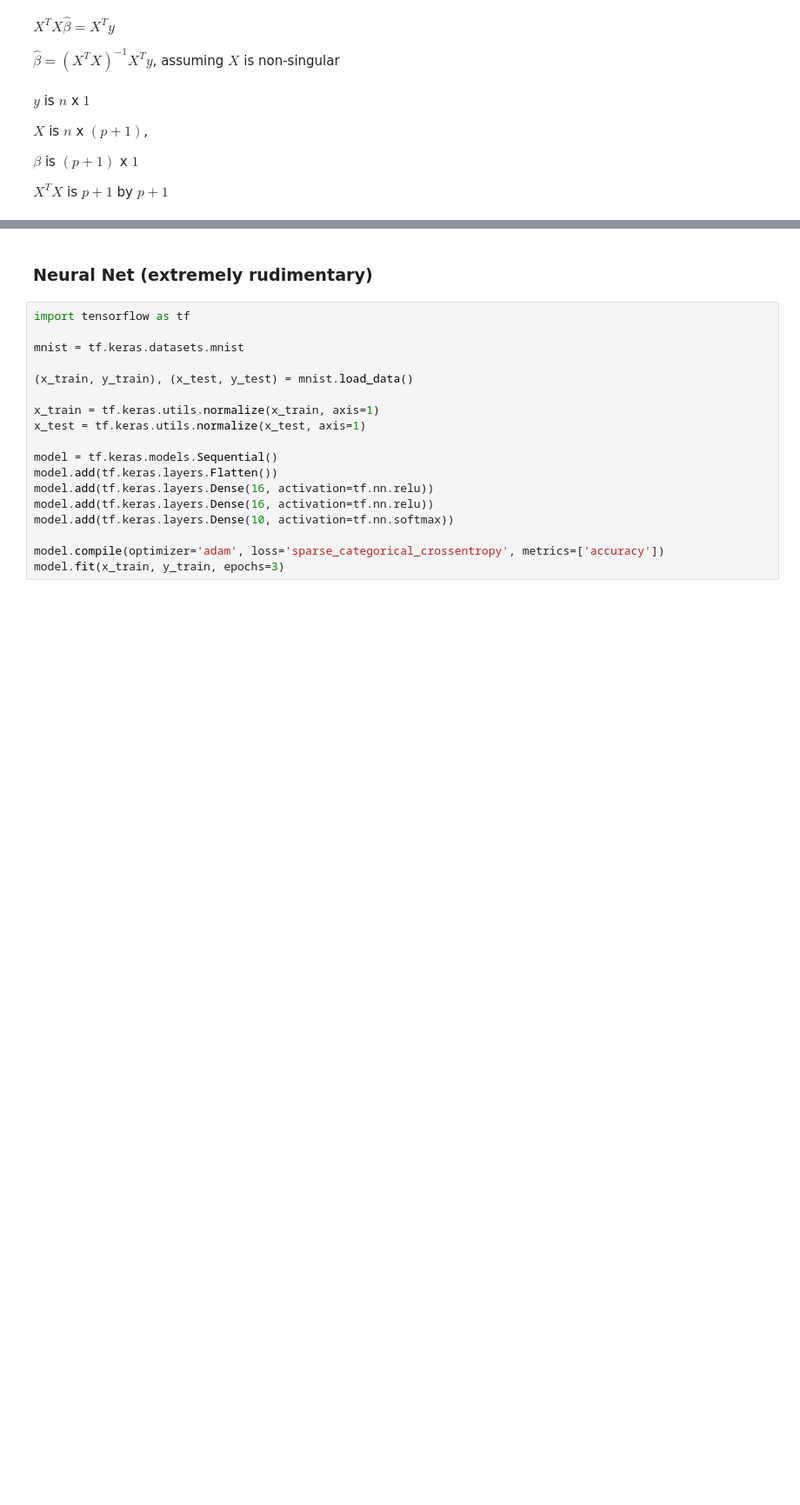
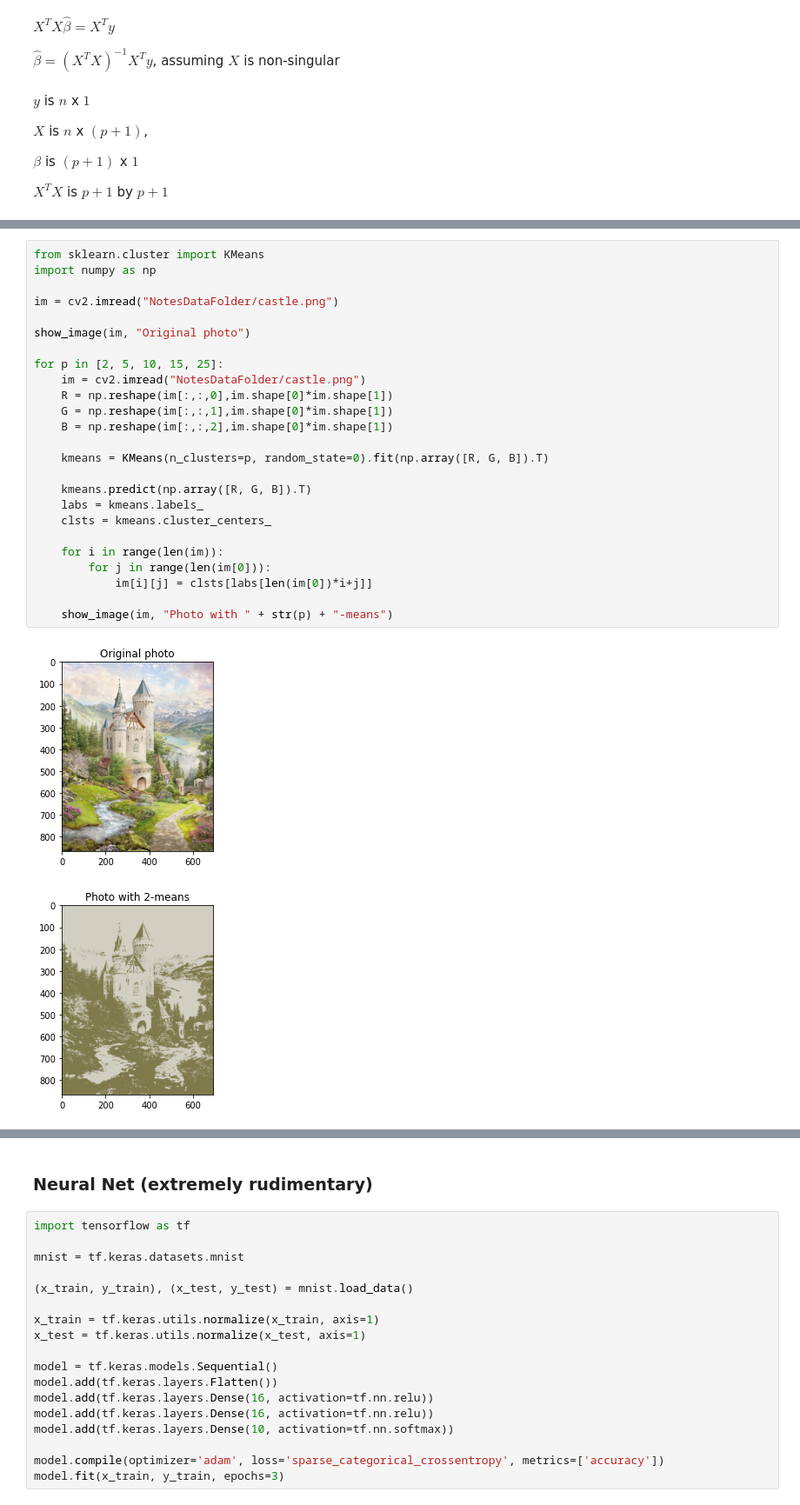
Before and after one commit to JamieAlizadeh/Notes, a Jupyter notebook: Notes.ipynb, the cells around one changed output, grey strips where cells are left out. Shown at 87% size. Drawn from its saved outputs; the diff is of its cells as text; blank space fills up the shorter version.

```diff
--- a/Notes.ipynb
+++ b/Notes.ipynb
@@ -1291,0 +1354,28 @@ $X^T X$ is $p+1$ by $p+1$
+# %%
+from sklearn.cluster import KMeans
+import numpy as np
+
+im = cv2.imread("NotesDataFolder/castle.png")
+
+show_image(im, "Original photo")
+
+for p in [2, 5, 10, 15, 25]:
+    im = cv2.imread("NotesDataFolder/castle.png")
+    R = np.reshape(im[:,:,0],im.shape[0]*im.shape[1])
+    G = np.reshape(im[:,:,1],im.shape[0]*im.shape[1])
+    B = np.reshape(im[:,:,2],im.shape[0]*im.shape[1])
+
+    kmeans = KMeans(n_clusters=p, random_state=0).fit(np.array([R, G, B]).T)
+
+    kmeans.predict(np.array([R, G, B]).T)
+    labs = kmeans.labels_
+    clsts = kmeans.cluster_centers_
+
+    for i in range(len(im)):
+        for j in range(len(im[0])):
+            im[i][j] = clsts[labs[len(im[0])*i+j]]
+
+    show_image(im, "Photo with " + str(p) + "-means")
+# %% [output]
+[figure, added]
+[figure, added]
```
Also changed, not shown: parts of 53 cells of this notebook.
